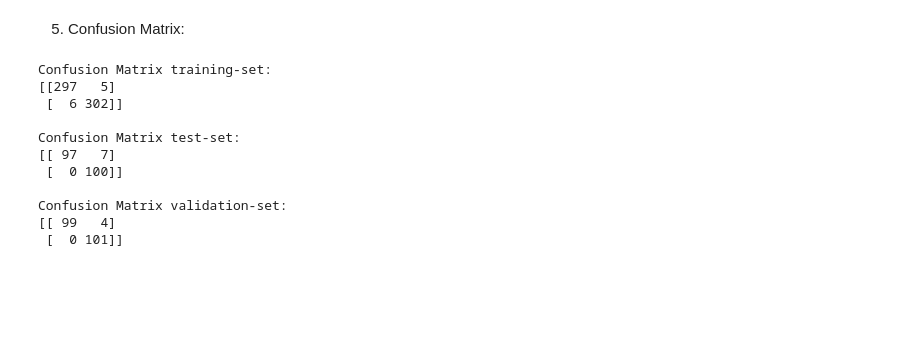
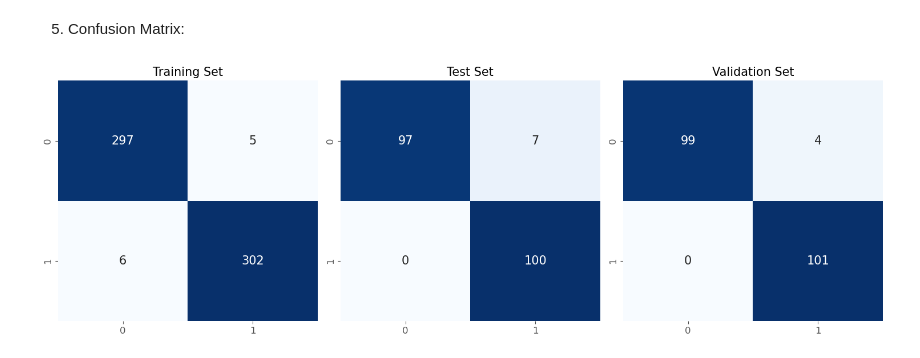
Before and after one commit to do3-173/FDS_Final, a Jupyter notebook: LR_with_TFIDF_and_NEWFEATURES.ipynb, the cells around one changed output. Saved outputs shown, nothing was run; the diff lists cells and outputs as text; code cells hidden in the pictures; blank space fills up the shorter version.

```diff
--- a/LR_with_TFIDF_and_NEWFEATURES.ipynb
+++ b/LR_with_TFIDF_and_NEWFEATURES.ipynb
@@ -843,27 +847,34 @@ F1 Score test-set: 96.62%
 F1 Score validation-set: 98.06%
 # %% [markdown]
 5) Confusion Matrix:
-# %%
-confusion_train = confusion_matrix(y_train, train_preds.round())
-print('Confusion Matrix training-set:')
-print(confusion_train, "\n")
-
-confusion_test = confusion_matrix(y_test, test_preds.round())
-print('Confusion Matrix test-set:')
-print(confusion_test,"\n")
-
-confusion_val = confusion_matrix(y_val, validation_preds.round())
-print('Confusion Matrix validation-set:')
-print(confusion_val,"\n")
-# %% [output]
-Confusion Matrix training-set:
-[[297   5]
- [  6 302]]
-
-Confusion Matrix test-set:
-[[ 97   7]
- [  0 100]]
-
-Confusion Matrix validation-set:
-[[ 99   4]
- [  0 101]]
+# %%
+# Compute confusion matrix for training / test / validation sets
+confusion_train = confusion_matrix(y_train, train_preds.round())
+confusion_test = confusion_matrix(y_test, test_preds.round())
+confusion_val = confusion_matrix(y_val, validation_preds.round())
+
+
+# Set up subplots
+fig, axes = plt.subplots(nrows=1, ncols=3, figsize=(15, 5))
+
+# Plot training set confusion matrix
+sns.heatmap(confusion_train, annot=True, fmt="d", cmap="Blues", cbar=False, annot_kws={"size": 15}, ax=axes[0])
+axes[0].set_title('Training Set', fontsize=15)  # Adjust title font size
+
+# Plot test set confusion matrix
+sns.heatmap(confusion_test, annot=True, fmt="d", cmap="Blues", cbar=False, annot_kws={"size": 15}, ax=axes[1])
+axes[1].set_title('Test Set', fontsize=15)  # Adjust title font size
+
+# Plot validation set confusion matrix
+sns.heatmap(confusion_val, annot=True, fmt="d", cmap="Blues", cbar=False, annot_kws={"size": 15}, ax=axes[2])
+axes[2].set_title('Validation Set', fontsize=15)  # Adjust title font size
+
+# Adjust tick label font size
+for ax in axes:
+    ax.tick_params(axis='both', labelsize=12)
+
+# Display the plots
+plt.tight_layout()
+plt.show()
+# %% [output]
+[figure, added]
```
Also changed, not shown: parts of 10 cells of this notebook.
